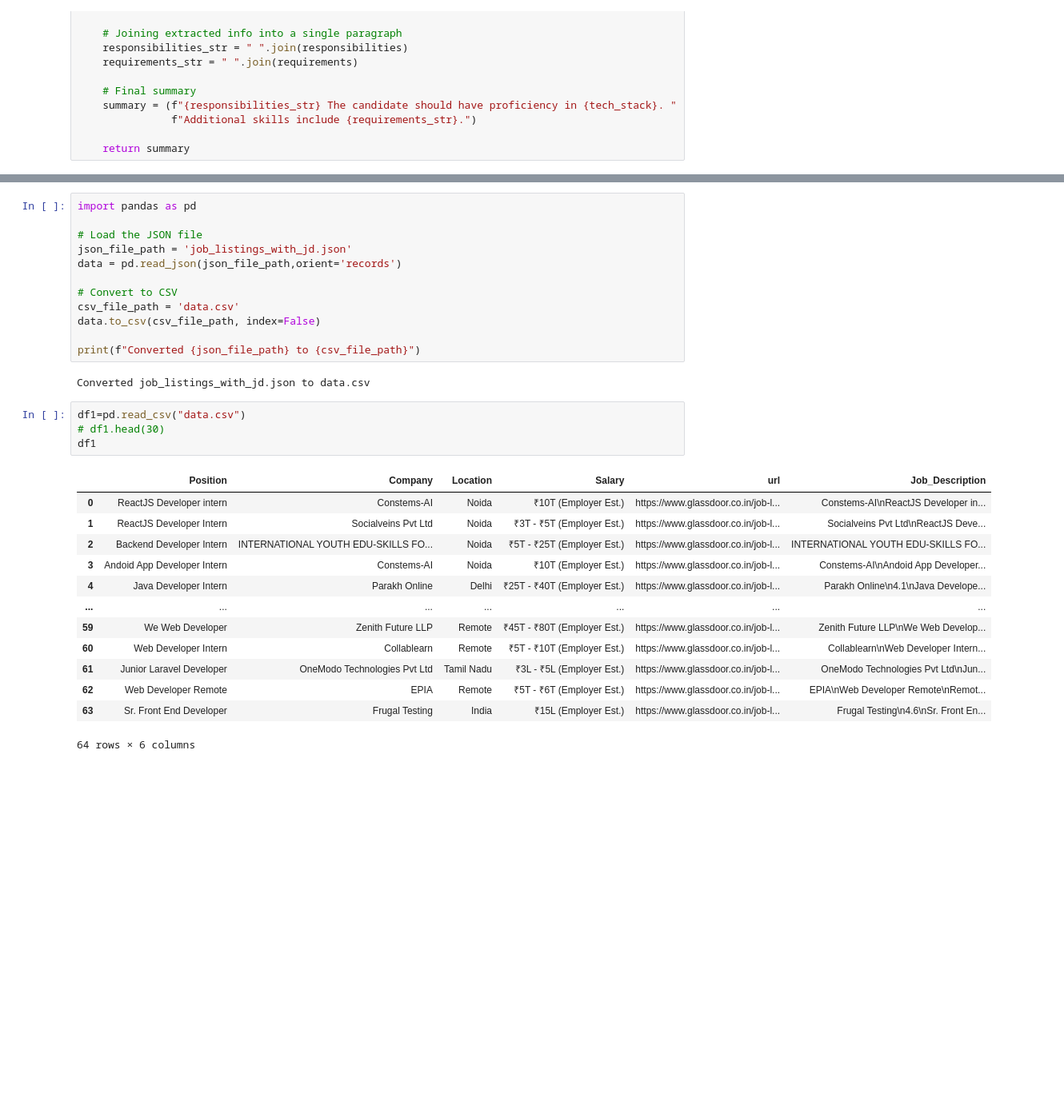
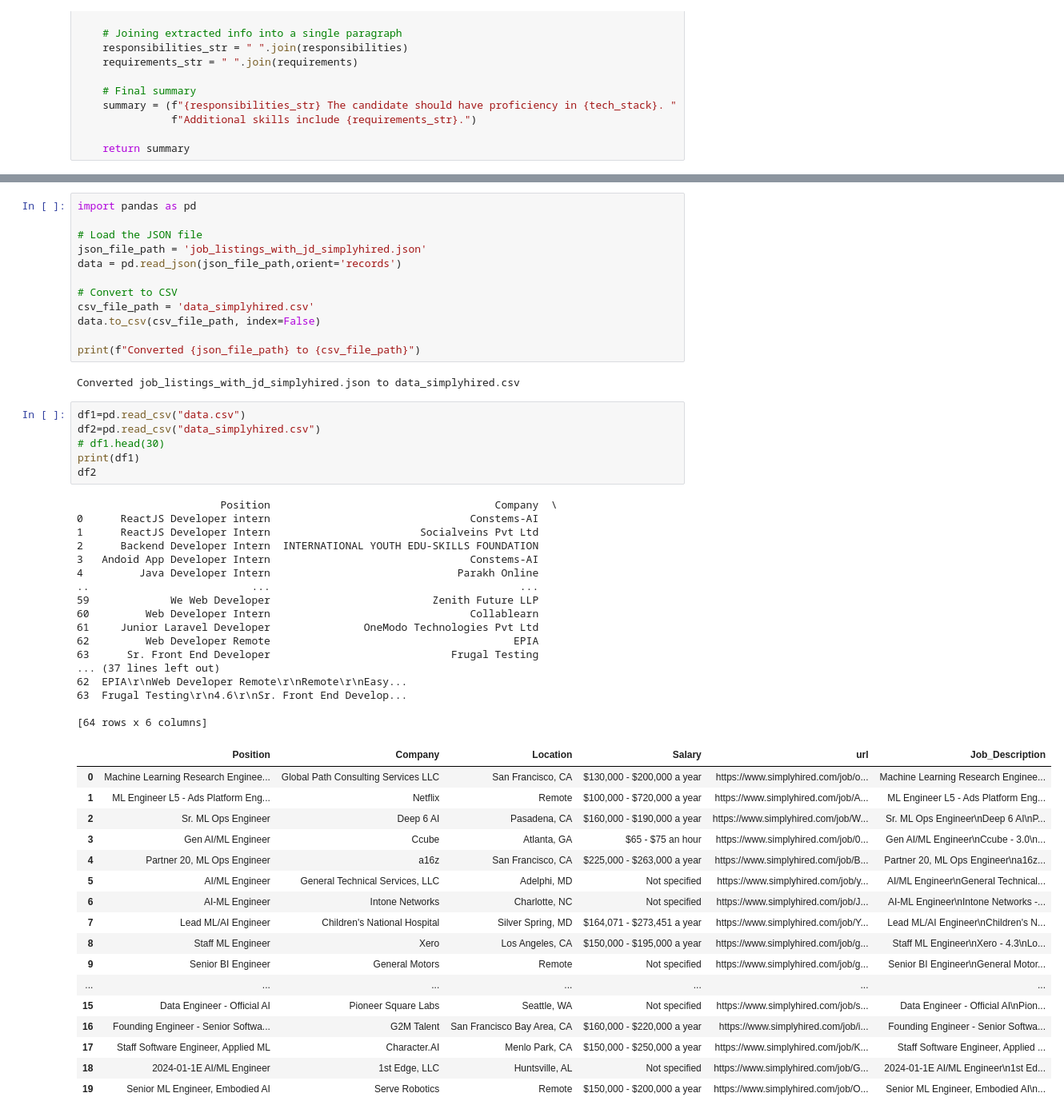
Before and after one commit to jay-chatpalliwar/BTech-Project-AvserAI, a Jupyter notebook: scrapping-data.ipynb, the cells around one changed output, grey strips where cells are left out. Shown at 80% size. Drawn from its saved outputs; the diff is of its cells as text; blank space fills up the shorter version.

Commit message:
UI changed and added scrapping for SimplyHired Website

```diff
--- a/scrapping-data.ipynb
+++ b/scrapping-data.ipynb
@@ -270,31 +406,54 @@ Scraped description for ReactJS Developer intern
 import pandas as pd
 
 # Load the JSON file
-json_file_path = 'job_listings_with_jd.json'
+json_file_path = 'job_listings_with_jd_simplyhired.json'
 data = pd.read_json(json_file_path,orient='records')
 
 # Convert to CSV
-csv_file_path = 'data.csv'
+csv_file_path = 'data_simplyhired.csv'
 data.to_csv(csv_file_path, index=False)
 
 print(f"Converted {json_file_path} to {csv_file_path}")
 # %% [output]
-Converted job_listings_with_jd.json to data.csv
+Converted job_listings_with_jd_simplyhired.json to data_simplyhired.csv
 # %%
 df1=pd.read_csv("data.csv")
+df2=pd.read_csv("data_simplyhired.csv")
 # df1.head(30)
-df1
+print(df1)
+df2
 # %% [output]
+                       Position                                    Company  \
+0      ReactJS Developer intern                                Constems-AI
+1      ReactJS Developer Intern                        Socialveins Pvt Ltd
+2      Backend Developer Intern  INTERNATIONAL YOUTH EDU-SKILLS FOUNDATION
+3   Andoid App Developer Intern                                Constems-AI
+4         Java Developer Intern                              Parakh Online
+..                          ...                                        ...
+59             We Web Developer                          Zenith Future LLP
+60         Web Developer Intern                                Collablearn
+61     Junior Laravel Developer               OneModo Technologies Pvt Ltd
+62         Web Developer Remote                                       EPIA
+63      Sr. Front End Developer                             Frugal Testing
+... (37 lines left out)
+62  EPIA\r\nWeb Developer Remote\r\nRemote\r\nEasy...
+63  Frugal Testing\r\n4.6\r\nSr. Front End Develop...
+
+[64 rows x 6 columns]
 |  | Position | Company | Location | Salary | url | Job_Description |
-| 0 | ReactJS Developer intern | Constems-AI | Noida | ₹10T (Employer Est.) | https://www.glassdoor.co.in/job-l... | Constems-AI\nReactJS Developer in... |
-| 1 | ReactJS Developer Intern | Socialveins Pvt Ltd | Noida | ₹3T - ₹5T (Employer Est.) | https://www.glassdoor.co.in/job-l... | Socialveins Pvt Ltd\nReactJS Deve... |
-| 2 | Backend Developer Intern | INTERNATIONAL YOUTH EDU-SKILLS FO... | Noida | ₹5T - ₹25T (Employer Est.) | https://www.glassdoor.co.in/job-l... | INTERNATIONAL YOUTH EDU-SKILLS FO... |
-| 3 | Andoid App Developer Intern | Constems-AI | Noida | ₹10T (Employer Est.) | https://www.glassdoor.co.in/job-l... | Constems-AI\nAndoid App Developer... |
-| 4 | Java Developer Intern | Parakh Online | Delhi | ₹25T - ₹40T (Employer Est.) | https://www.glassdoor.co.in/job-l... | Parakh Online\n4.1\nJava Develope... |
+| 0 | Machine Learning Research Enginee... | Global Path Consulting Services LLC | San Francisco, CA | $130,000 - $200,000 a year | https://www.simplyhired.com/job/o... | Machine Learning Research Enginee... |
+| 1 | ML Engineer L5 - Ads Platform Eng... | Netflix | Remote | $100,000 - $720,000 a year | https://www.simplyhired.com/job/A... | ML Engineer L5 - Ads Platform Eng... |
+| 2 | Sr. ML Ops Engineer | Deep 6 AI | Pasadena, CA | $160,000 - $190,000 a year | https://www.simplyhired.com/job/W... | Sr. ML Ops Engineer\nDeep 6 AI\nP... |
+| 3 | Gen AI/ML Engineer | Ccube | Atlanta, GA | $65 - $75 an hour | https://www.simplyhired.com/job/0... | Gen AI/ML Engineer\nCcube - 3.0\n... |
+| 4 | Partner 20, ML Ops Engineer | a16z | San Francisco, CA | $225,000 - $263,000 a year | https://www.simplyhired.com/job/B... | Partner 20, ML Ops Engineer\na16z... |
+| 5 | AI/ML Engineer | General Technical Services, LLC | Adelphi, MD | Not specified | https://www.simplyhired.com/job/y... | AI/ML Engineer\nGeneral Technical... |
+| 6 | AI-ML Engineer | Intone Networks | Charlotte, NC | Not specified | https://www.simplyhired.com/job/J... | AI-ML Engineer\nIntone Networks -... |
+| 7 | Lead ML/AI Engineer | Children's National Hospital | Silver Spring, MD | $164,071 - $273,451 a year | https://www.simplyhired.com/job/Y... | Lead ML/AI Engineer\nChildren's N... |
+| 8 | Staff ML Engineer | Xero | Los Angeles, CA | $150,000 - $195,000 a year | https://www.simplyhired.com/job/g... | Staff ML Engineer\nXero - 4.3\nLo... |
+| 9 | Senior BI Engineer | General Motors | Remote | Not specified | https://www.simplyhired.com/job/g... | Senior BI Engineer\nGeneral Motor... |
 | ... | ... | ... | ... | ... | ... | ... |
-| 59 | We Web Developer | Zenith Future LLP | Remote | ₹45T - ₹80T (Employer Est.) | https://www.glassdoor.co.in/job-l... | Zenith Future LLP\nWe Web Develop... |
-| 60 | Web Developer Intern | Collablearn | Remote | ₹5T - ₹10T (Employer Est.) | https://www.glassdoor.co.in/job-l... | Collablearn\nWeb Developer Intern... |
-| 61 | Junior Laravel Developer | OneModo Technologies Pvt Ltd | Tamil Nadu | ₹3L - ₹5L (Employer Est.) | https://www.glassdoor.co.in/job-l... | OneModo Technologies Pvt Ltd\nJun... |
-| 62 | Web Developer Remote | EPIA | Remote | ₹5T - ₹6T (Employer Est.) | https://www.glassdoor.co.in/job-l... | EPIA\nWeb Developer Remote\nRemot... |
-| 63 | Sr. Front End Developer | Frugal Testing | India | ₹15L (Employer Est.) | https://www.glassdoor.co.in/job-l... | Frugal Testing\n4.6\nSr. Front En... |
+| 15 | Data Engineer - Official AI | Pioneer Square Labs | Seattle, WA | Not specified | https://www.simplyhired.com/job/s... | Data Engineer - Official AI\nPion... |
+| 16 | Founding Engineer - Senior Softwa... | G2M Talent | San Francisco Bay Area, CA | $160,000 - $220,000 a year | https://www.simplyhired.com/job/i... | Founding Engineer - Senior Softwa... |
+| 17 | Staff Software Engineer, Applied ML | Character.AI | Menlo Park, CA | $150,000 - $250,000 a year | https://www.simplyhired.com/job/K... | Staff Software Engineer, Applied ... |
+| 18 | 2024-01-1E AI/ML Engineer | 1st Edge, LLC | Huntsville, AL | Not specified | https://www.simplyhired.com/job/G... | 2024-01-1E AI/ML Engineer\n1st Ed... |
+| 19 | Senior ML Engineer, Embodied AI | Serve Robotics | Remote | $150,000 - $200,000 a year | https://www.simplyhired.com/job/O... | Senior ML Engineer, Embodied AI\n... |
-64 rows × 6 columns
```
Also changed, not shown: parts of 6 cells of this notebook, 7 other files.
